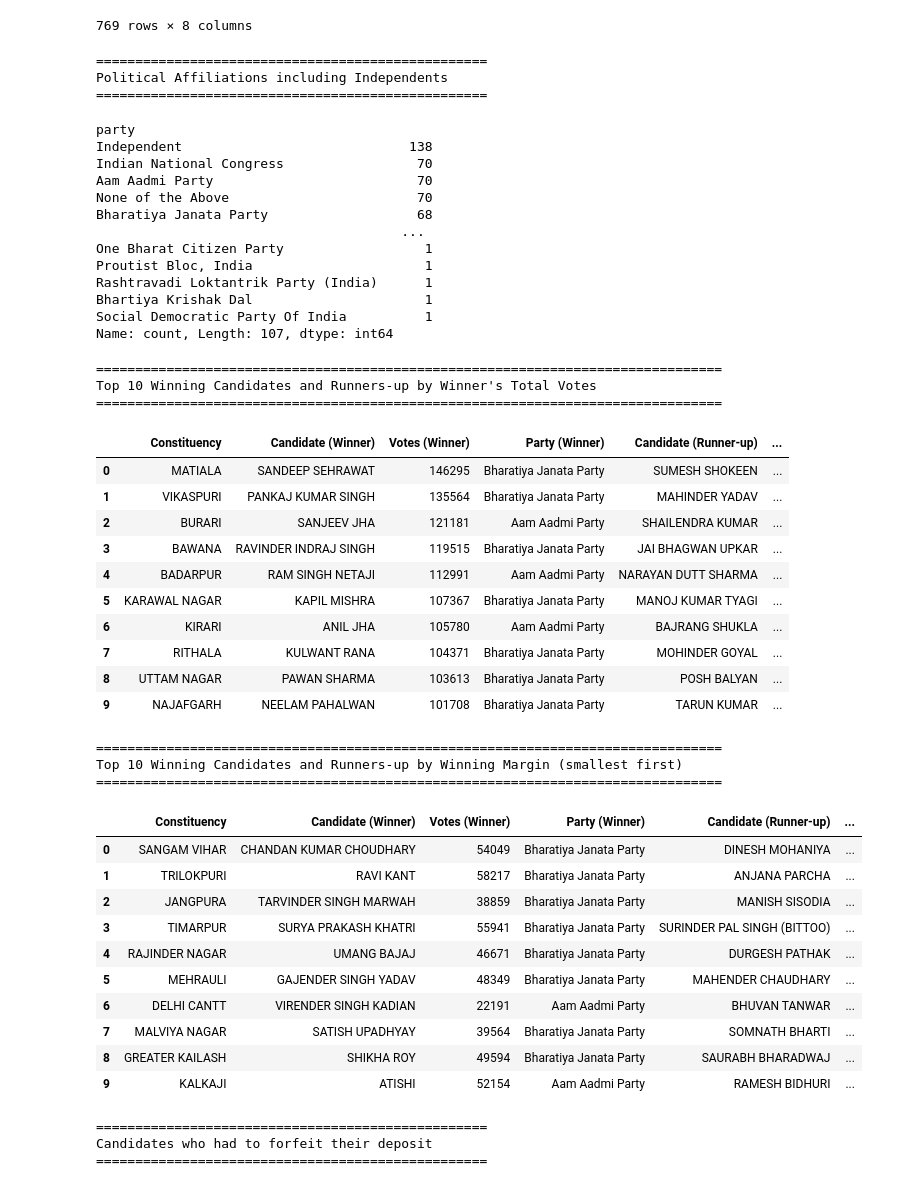
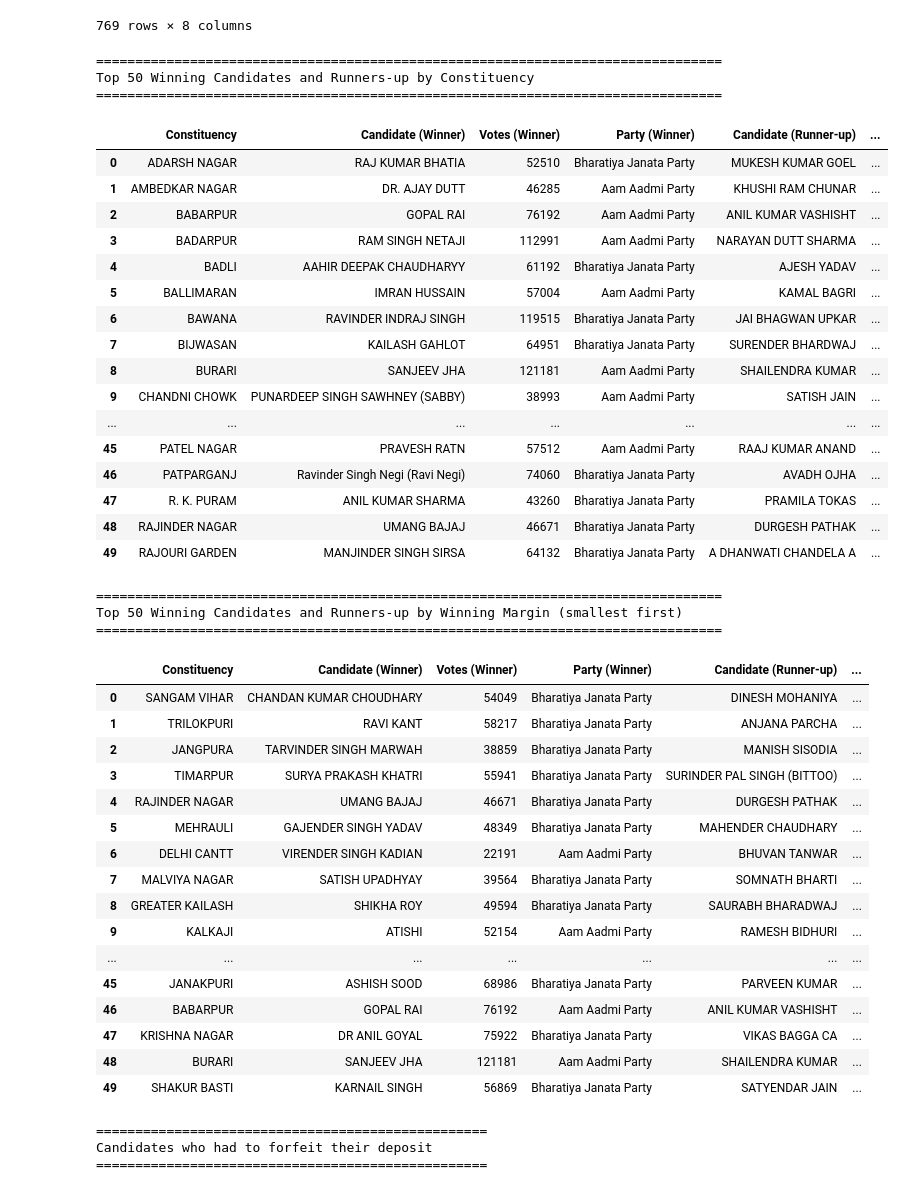
Before and after one commit to thecont1/india-votes-data, a Jupyter notebook: analyse-this.ipynb, the cells around one changed output. Cells and saved outputs as stored; diff of their text form; code cells hidden in the pictures.

```diff
--- a/analyse-this.ipynb
+++ b/analyse-this.ipynb
@@ -41,71 +41,55 @@ display(df)
 | 767 | DL | KARAWAL NAGAR | 15 | VISHAL SHARMA | Independent | 173 | 0 | 173 |
 | 768 | DL | KARAWAL NAGAR | 16 | NOTA | None of the Above | 706 | 3 | 709 |
 769 rows × 8 columns
-# %%
-print('='*50)
-print("Political Affiliations including Independents")
-print('='*50)
-df['party'].value_counts()
-# %% [output]
-==================================================
-Political Affiliations including Independents
-==================================================
-party
-Independent                             138
-Indian National Congress                 70
-Aam Aadmi Party                          70
-None of the Above                        70
-Bharatiya Janata Party                   68
-                                       ...
-One Bharat Citizen Party                  1
-Proutist Bloc, India                      1
-Rashtravadi Loktantrik Party (India)      1
-Bhartiya Krishak Dal                      1
-Social Democratic Party Of India          1
-Name: count, Length: 107, dtype: int64
 # %%
-top_n = 10
+top_n = 50
 
 # Get top 2 candidates from each constituency
 top_2_candidates = df.sort_values('total_votes', ascending=False).groupby('constituency').head(2)
 
 # Create separate dataframes for winners and runners-up
 winners = top_2_candidates.groupby('constituency').first().reset_index()
 runners_up = top_2_candidates.groupby('constituency').last().reset_index()
 
 # Combine winner and runner-up information
 results = pd.DataFrame({
     'Constituency': winners['constituency'],
     'Candidate (Winner)': winners['candidate'],
     'Votes (Winner)': winners['total_votes'],
     'Party (Winner)': winners['party'],
     'Candidate (Runner-up)': runners_up['candidate'],
     'Votes (Runner-up)': runners_up['total_votes'],
     'Party (Runner-up)': runners_up['party'],
     'Margin': winners['total_votes'] - runners_up['total_votes']
 })
 
 print('='*80)
-print(f"Top {top_n} Winning Candidates and Runners-up by Winner's Total Votes")
+print(f"Top {top_n} Winning Candidates and Runners-up by Constituency")
 print('='*80)
-results = results.sort_values('Votes (Winner)', ascending=False).reset_index(drop=True)
+results = results.sort_values('Constituency').reset_index(drop=True)
 
 display(results.head(top_n))
 # %% [output]
 ================================================================================
-Top 10 Winning Candidates and Runners-up by Winner's Total Votes
+Top 50 Winning Candidates and Runners-up by Constituency
 ================================================================================
 |  | Constituency | Candidate (Winner) | Votes (Winner) | Party (Winner) | Candidate (Runner-up) | ... |
-| 0 | MATIALA | SANDEEP SEHRAWAT | 146295 | Bharatiya Janata Party | SUMESH SHOKEEN | ... |
-| 1 | VIKASPURI | PANKAJ KUMAR SINGH | 135564 | Bharatiya Janata Party | MAHINDER YADAV | ... |
-| 2 | BURARI | SANJEEV JHA | 121181 | Aam Aadmi Party | SHAILENDRA KUMAR | ... |
-| 3 | BAWANA | RAVINDER INDRAJ SINGH | 119515 | Bharatiya Janata Party | JAI BHAGWAN UPKAR | ... |
-| 4 | BADARPUR | RAM SINGH NETAJI | 112991 | Aam Aadmi Party | NARAYAN DUTT SHARMA | ... |
-| 5 | KARAWAL NAGAR | KAPIL MISHRA | 107367 | Bharatiya Janata Party | MANOJ KUMAR TYAGI | ... |
-| 6 | KIRARI | ANIL JHA | 105780 | Aam Aadmi Party | BAJRANG SHUKLA | ... |
-| 7 | RITHALA | KULWANT RANA | 104371 | Bharatiya Janata Party | MOHINDER GOYAL | ... |
-| 8 | UTTAM NAGAR | PAWAN SHARMA | 103613 | Bharatiya Janata Party | POSH BALYAN | ... |
-| 9 | NAJAFGARH | NEELAM PAHALWAN | 101708 | Bharatiya Janata Party | TARUN KUMAR | ... |
+| 0 | ADARSH NAGAR | RAJ KUMAR BHATIA | 52510 | Bharatiya Janata Party | MUKESH KUMAR GOEL | ... |
+| 1 | AMBEDKAR NAGAR | DR. AJAY DUTT | 46285 | Aam Aadmi Party | KHUSHI RAM CHUNAR | ... |
+| 2 | BABARPUR | GOPAL RAI | 76192 | Aam Aadmi Party | ANIL KUMAR VASHISHT | ... |
+| 3 | BADARPUR | RAM SINGH NETAJI | 112991 | Aam Aadmi Party | NARAYAN DUTT SHARMA | ... |
+| 4 | BADLI | AAHIR DEEPAK CHAUDHARYY | 61192 | Bharatiya Janata Party | AJESH YADAV | ... |
+| 5 | BALLIMARAN | IMRAN HUSSAIN | 57004 | Aam Aadmi Party | KAMAL BAGRI | ... |
+| 6 | BAWANA | RAVINDER INDRAJ SINGH | 119515 | Bharatiya Janata Party | JAI BHAGWAN UPKAR | ... |
+| 7 | BIJWASAN | KAILASH GAHLOT | 64951 | Bharatiya Janata Party | SURENDER BHARDWAJ | ... |
+| 8 | BURARI | SANJEEV JHA | 121181 | Aam Aadmi Party | SHAILENDRA KUMAR | ... |
+| 9 | CHANDNI CHOWK | PUNARDEEP SINGH SAWHNEY (SABBY) | 38993 | Aam Aadmi Party | SATISH JAIN | ... |
+| ... | ... | ... | ... | ... | ... | ... |
+| 45 | PATEL NAGAR | PRAVESH RATN | 57512 | Aam Aadmi Party | RAAJ KUMAR ANAND | ... |
+| 46 | PATPARGANJ | Ravinder Singh Negi (Ravi Negi) | 74060 | Bharatiya Janata Party | AVADH OJHA | ... |
+| 47 | R. K. PURAM | ANIL KUMAR SHARMA | 43260 | Bharatiya Janata Party | PRAMILA TOKAS | ... |
+| 48 | RAJINDER NAGAR | UMANG BAJAJ | 46671 | Bharatiya Janata Party | DURGESH PATHAK | ... |
+| 49 | RAJOURI GARDEN | MANJINDER SINGH SIRSA | 64132 | Bharatiya Janata Party | A DHANWATI CHANDELA A | ... |
 # %%
 print('='*80)
 print(f"Top {top_n} Winning Candidates and Runners-up by Winning Margin (smallest first)")
@@ -115,7 +99,7 @@ results = results.sort_values('Margin', ascending=True).reset_index(drop=True)
 display(results.head(top_n))
 # %% [output]
 ================================================================================
-Top 10 Winning Candidates and Runners-up by Winning Margin (smallest first)
+Top 50 Winning Candidates and Runners-up by Winning Margin (smallest first)
 ================================================================================
 |  | Constituency | Candidate (Winner) | Votes (Winner) | Party (Winner) | Candidate (Runner-up) | ... |
 | 0 | SANGAM VIHAR | CHANDAN KUMAR CHOUDHARY | 54049 | Bharatiya Janata Party | DINESH MOHANIYA | ... |
@@ -128,6 +112,12 @@ Top 10 Winning Candidates and Runners-up by Winning Margin (smallest first)
 | 7 | MALVIYA NAGAR | SATISH UPADHYAY | 39564 | Bharatiya Janata Party | SOMNATH BHARTI | ... |
 | 8 | GREATER KAILASH | SHIKHA ROY | 49594 | Bharatiya Janata Party | SAURABH BHARADWAJ | ... |
 | 9 | KALKAJI | ATISHI | 52154 | Aam Aadmi Party | RAMESH BIDHURI | ... |
+| ... | ... | ... | ... | ... | ... | ... |
+| 45 | JANAKPURI | ASHISH SOOD | 68986 | Bharatiya Janata Party | PARVEEN KUMAR | ... |
+| 46 | BABARPUR | GOPAL RAI | 76192 | Aam Aadmi Party | ANIL KUMAR VASHISHT | ... |
+| 47 | KRISHNA NAGAR | DR ANIL GOYAL | 75922 | Bharatiya Janata Party | VIKAS BAGGA CA | ... |
+| 48 | BURARI | SANJEEV JHA | 121181 | Aam Aadmi Party | SHAILENDRA KUMAR | ... |
+| 49 | SHAKUR BASTI | KARNAIL SINGH | 56869 | Bharatiya Janata Party | SATYENDAR JAIN | ... |
 # %%
 # Calculate deposit loss status directly using transform
 df['deposit_lost'] = df['total_votes'] < (df.groupby('constituency')['total_votes'].transform('sum') / 6)
```
Also changed, not shown: parts of 5 cells of this notebook, 3 other files.
